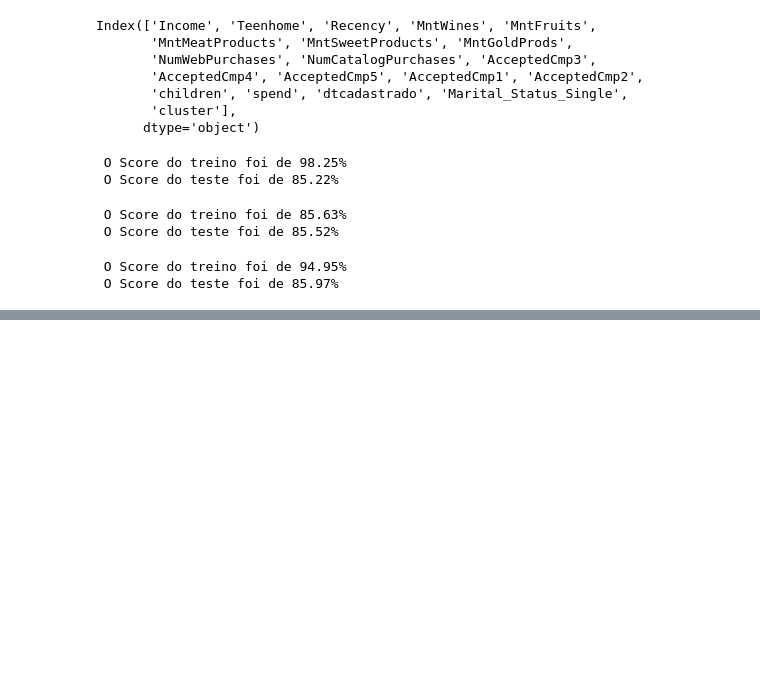
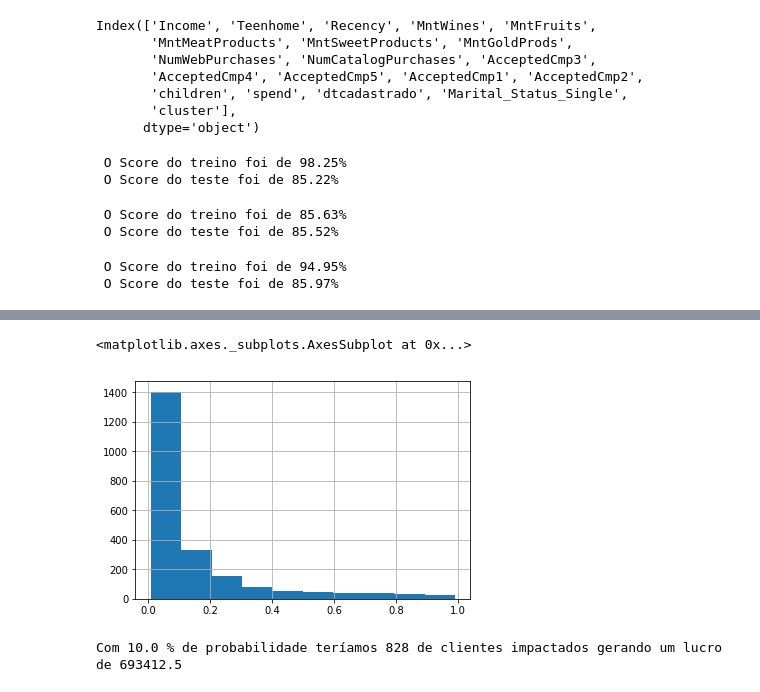
Before and after one commit to pedrohqalves/ifood-data-business-analyst-test, a Jupyter notebook: Teste Ifood.ipynb, the cells around one changed output, grey strips where cells are left out. Cells and saved outputs as stored; diff of their text form; code cells hidden in the pictures; blank space fills up the shorter version.

```diff
--- a/Teste Ifood.ipynb
+++ b/Teste Ifood.ipynb
@@ -596,0 +673,13 @@ print(' O Score do teste foi de '+str(score_teste_gb_final) + '%')
+# %%
+# Apesar de 10% ser uma probabilidade relativamente baixa, conseguimos explicar a maximização do lucro olhando o histograma
+
+dados2.proba.hist()
+
+# A maior parte dos clientes possuem probabilidades ainda menores que 10% de aceitar a campanha, e por isso não seriam impactados.
+# %% [output]
+<matplotlib.axes._subplots.AxesSubplot at 0x...>
+[figure, added]
+# %%
+print(('Com {} % de probabilidade teríamos {} de clientes impactados gerando um lucro de {} ').format(probabilidade_list[0]*100,clientes_impactados_list[0],lucro_list[0]))
+# %% [output]
+Com 10.0 % de probabilidade teríamos 828 de clientes impactados gerando um lucro de 693412.5
```
Also changed, not shown: parts of 10 cells of this notebook, 1 other file.
